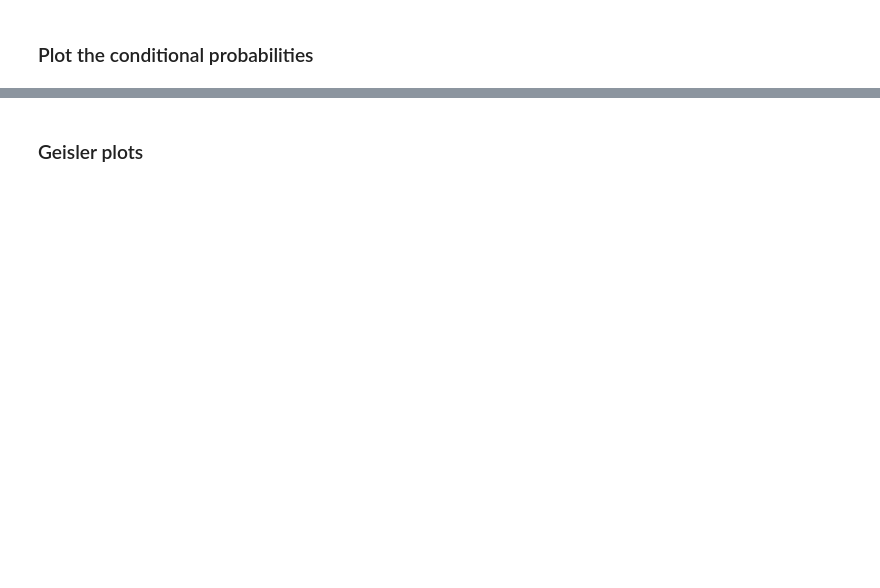
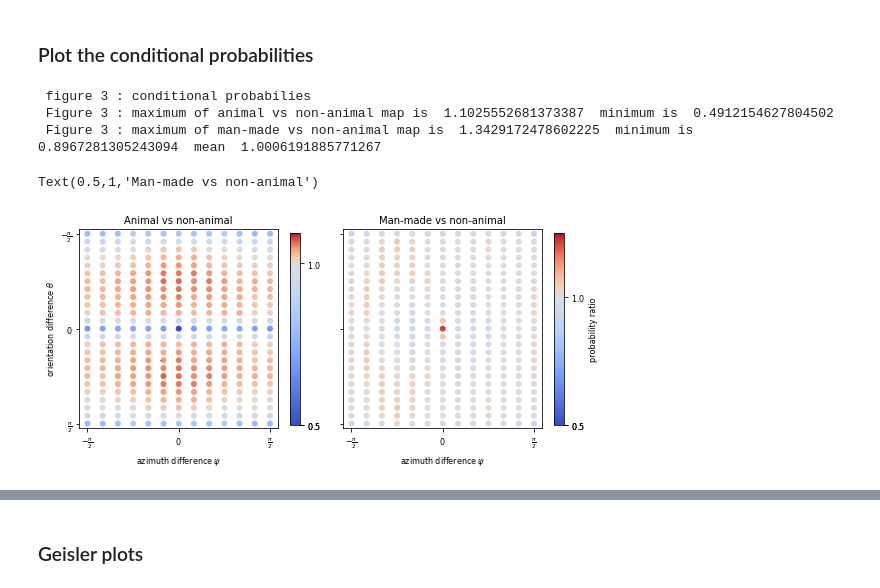
Before and after one commit to laurentperrinet/PerrinetBednar15, a Jupyter notebook: notebooks/3 notebook_figure_chevrons.ipynb, the cells around one changed output, grey strips where cells are left out. Saved outputs shown, nothing was run; the diff lists cells and outputs as text; code cells hidden in the pictures; blank space fills up the shorter version.

```diff
--- a/notebooks/3 notebook_figure_chevrons.ipynb
+++ b/notebooks/3 notebook_figure_chevrons.ipynb
@@ -214,42 +210,48 @@ print(' figure 3 : conditional probabilies ')
 dolog = False
 dolog = True
 half = True
 half = False
 labels = False
 labels = True
 fig = plt.figure(figsize=figsize3)
 ratio = figsize3[1]/figsize3[0]
 border = 0.03
 
 #              *left*, *bottom*, *width*, *height*
-a = fig.add_axes((0.03, border*ratio, .5-border, 1.-border*ratio), axisbg='w')
+ax = fig.add_axes((0.03, border*ratio, .5-border, 1.-border*ratio), facecolor='w')
 xticks=True
 v_hist_angle = v_hist2.sum(axis=(0, 3)).mean(axis=-1) / v_hist1.sum(axis=(0, 3)).mean(axis=-1) # -d-, phi, theta, -scale-
 print (' Figure 3 : maximum of animal vs non-animal map is ', v_hist_angle.max()/v_hist_angle.mean(), ' minimum is ', v_hist_angle.min()/v_hist_angle.mean())
-a.axis(c='b', lw=0)
+ax.axis(c='b', lw=0)
 #     v_max, v_min = 2., -1.
 v_max, v_min = None, None
 v_max, v_min = .19, -1.
-fig, a = ef.cohistedges(edgeslist=None, v_hist=v_hist2.mean(axis=-1), prior=v_hist1.mean(axis=-1), v_min=v_min, v_max=v_max,
-                        fig=fig, a=a, display='chevrons', dolog=dolog, labels=labels, xticks=xticks, half=half, cbar_label=False)
-_ = a.set_title('Animal vs non-animal', fontsize=10)
+fig, ax = ef.cohistedges(edgeslist=None, v_hist=v_hist2.mean(axis=-1), prior=v_hist1.mean(axis=-1), v_min=v_min, v_max=v_max,
+                        fig=fig, ax=ax, display='chevrons', dolog=dolog, labels=labels, xticks=xticks, half=half, cbar_label=False)
+_ = ax.set_title('Animal vs non-animal', fontsize=10)
 
 #                 *left*,    *bottom*, *width*, *height*
-a = fig.add_axes((.5+border, border*ratio, .5-border, 1.-border*ratio), axisbg='w')
-a.axis(c='b', lw=0)
+ax = fig.add_axes((.5+border, border*ratio, .5-border, 1.-border*ratio), facecolor='w')
+ax.axis(c='b', lw=0)
 
 v_hist3_angle = v_hist3.sum(axis=(0, 3)) # -d-,phi,  theta, -scale-
 v_hist2_angle = v_hist2.sum(axis=(0, 3)) # -d-,phi,  theta, -scale-
 v_hist1_angle = v_hist1.sum(axis=(0, 3)) # -d-,phi,  theta, -scale-
 
 v_hist_angle = v_hist3.sum(axis=(0, 3)).mean(axis=-1) / v_hist1.sum(axis=(0, 3)).mean(axis=-1) # -d-, phi, theta, -scale-
 print(' Figure 3 : maximum of man-made vs non-animal map is ', v_hist_angle.max()/v_hist_angle.mean(),
       ' minimum is ', v_hist_angle.min()/v_hist_angle.mean(), " mean ", v_hist_angle.mean())
 v_max, v_min = .5, -1.
 xticks = 'bottom'
-fig, a = ef.cohistedges(edgeslist=None, v_hist=v_hist3.mean(axis=-1), prior=v_hist1.mean(axis=-1), v_min=v_min, v_max=v_max,
-                        fig=fig, a=a, display='chevrons', dolog=dolog, labels=labels, xticks=xticks, half=half, colorbar=True)
+fig, ax = ef.cohistedges(edgeslist=None, v_hist=v_hist3.mean(axis=-1), prior=v_hist1.mean(axis=-1), v_min=v_min, v_max=v_max,
+                        fig=fig, ax=ax, display='chevrons', dolog=dolog, labels=labels, xticks=xticks, half=half, colorbar=True)
 
-a.set_title('Man-made vs non-animal', fontsize=10)
+ax.set_title('Man-made vs non-animal', fontsize=10)
+# %% [output]
+ figure 3 : conditional probabilies
+ Figure 3 : maximum of animal vs non-animal map is  1.1025552681373387  minimum is  0.4912154627804502
+ Figure 3 : maximum of man-made vs non-animal map is  1.3429172478602225  minimum is  0.8967281305243094  mean  1.0006191885771267
+Text(0.5,1,'Man-made vs non-animal')
+[figure, added]
 # %%
 ef.savefig(fig, 'figure_chevrons2')
```
Also changed, not shown: parts of 10 cells of this notebook.
